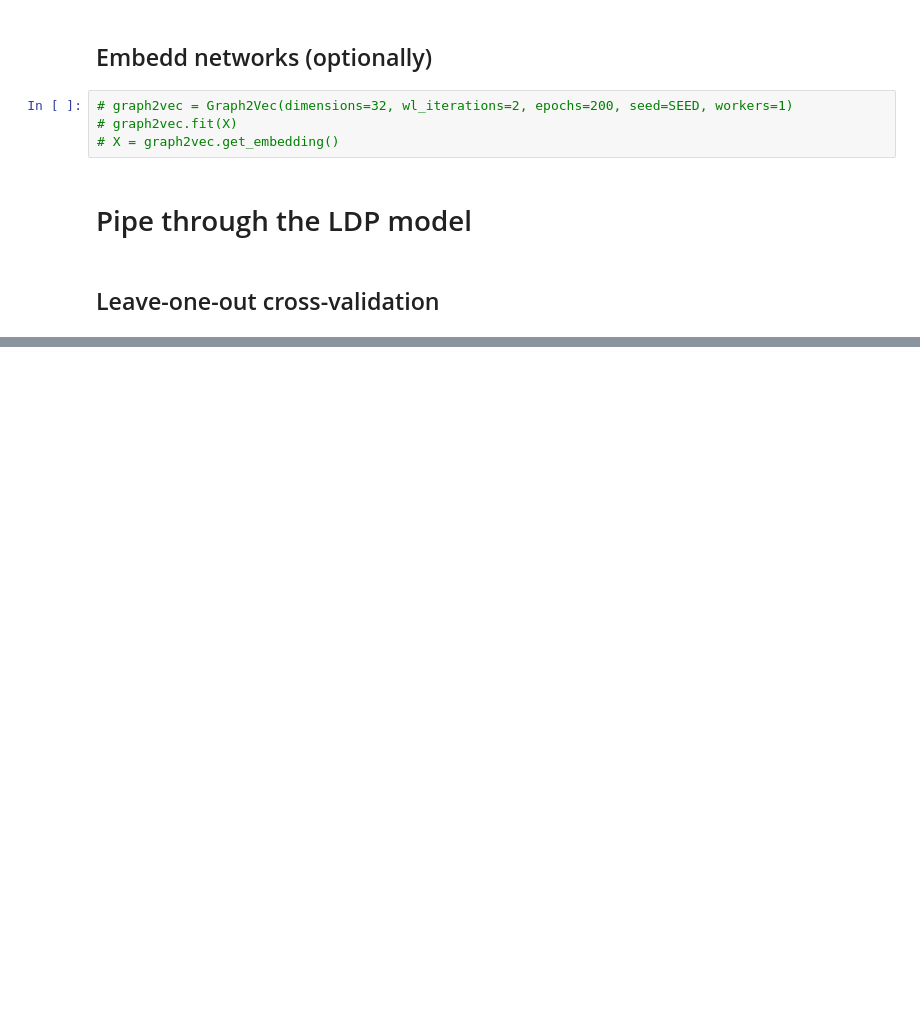
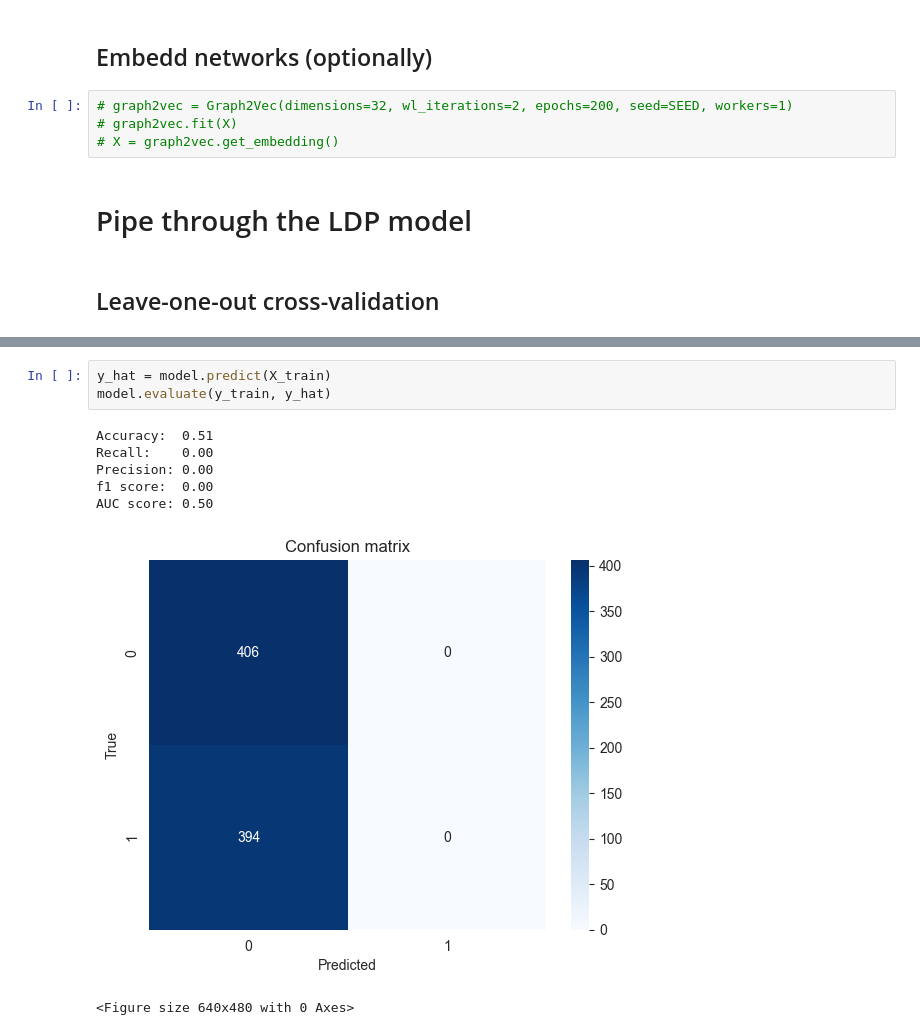
Before and after one commit to Wotaker/masters-thesis, a Jupyter notebook: master_thesis/training/train.ipynb, the cells around one changed output, grey strips where cells are left out. Cells and saved outputs as stored; diff of their text form; blank space fills up the shorter version.

```diff
--- a/master_thesis/training/train.ipynb
+++ b/master_thesis/training/train.ipynb
@@ -93,0 +143,11 @@ Train AUC: 0.99
+# %%
+y_hat = model.predict(X_train)
+model.evaluate(y_train, y_hat)
+# %% [output]
+Accuracy:  0.51
+Recall:    0.00
+Precision: 0.00
+f1 score:  0.00
+AUC score: 0.50
+[figure, added]
+<Figure size 640x480 with 0 Axes>
```
Also changed, not shown: parts of 8 cells of this notebook, 5 other files.
